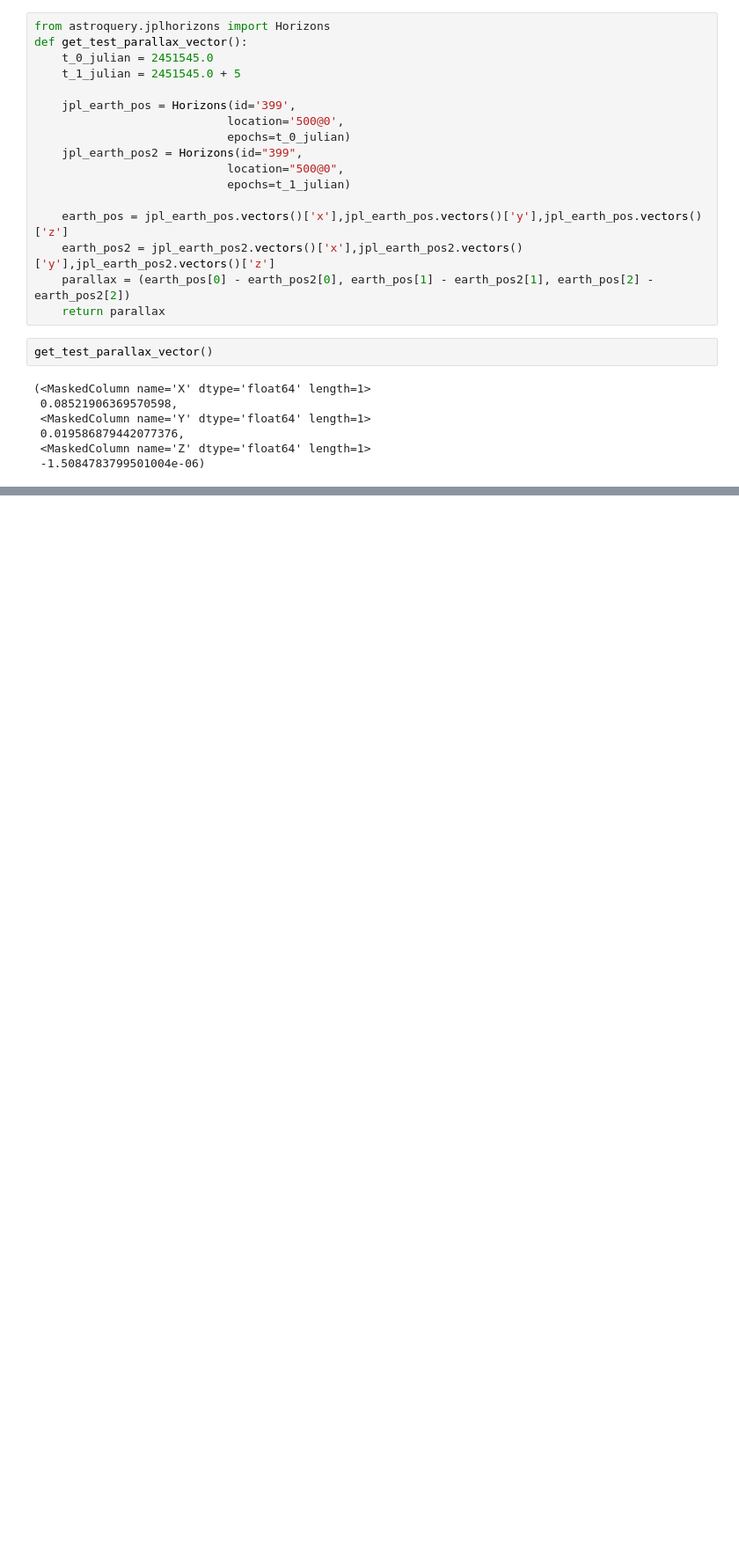
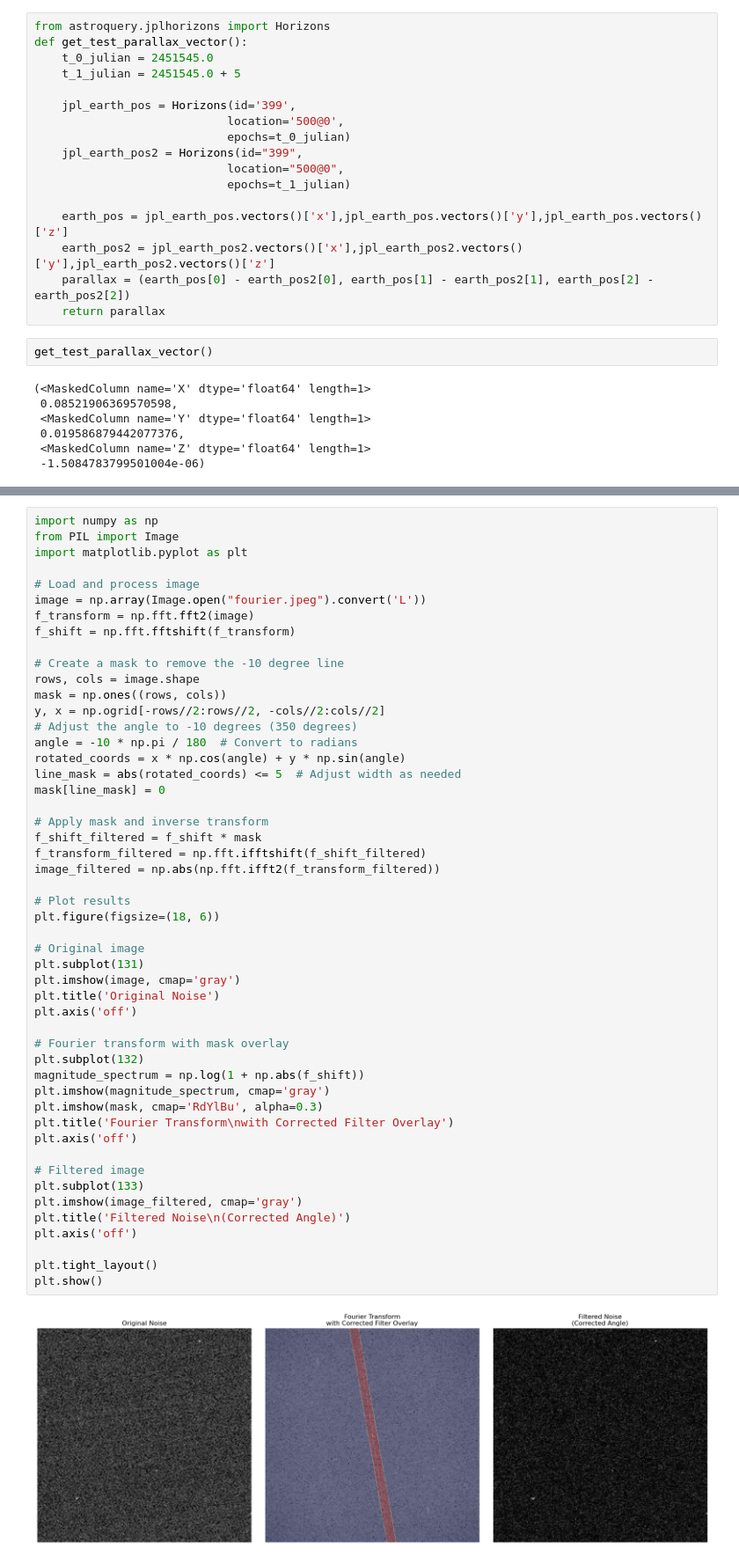
Before and after one commit to at2005/starsweeper, a Jupyter notebook: explore.ipynb, the cells around one changed output, grey strips where cells are left out. Shown at 88% size. Saved outputs shown, nothing was run; the diff lists cells and outputs as text; blank space fills up the shorter version.

Commit message:
fourier transforms

```diff
--- a/explore.ipynb
+++ b/explore.ipynb
@@ -315,0 +261,52 @@ TypeError: Image data of dtype complex128 cannot be converted to float
+# %%
+import numpy as np
+from PIL import Image
+import matplotlib.pyplot as plt
+
+# Load and process image
+image = np.array(Image.open("fourier.jpeg").convert('L'))
+f_transform = np.fft.fft2(image)
+f_shift = np.fft.fftshift(f_transform)
+
+# Create a mask to remove the -10 degree line
+rows, cols = image.shape
+mask = np.ones((rows, cols))
+y, x = np.ogrid[-rows//2:rows//2, -cols//2:cols//2]
+# Adjust the angle to -10 degrees (350 degrees)
+angle = -10 * np.pi / 180  # Convert to radians
+rotated_coords = x * np.cos(angle) + y * np.sin(angle)
+line_mask = abs(rotated_coords) <= 5  # Adjust width as needed
+mask[line_mask] = 0
+
+# Apply mask and inverse transform
+f_shift_filtered = f_shift * mask
+f_transform_filtered = np.fft.ifftshift(f_shift_filtered)
+image_filtered = np.abs(np.fft.ifft2(f_transform_filtered))
+
+# Plot results
+plt.figure(figsize=(18, 6))
+
+# Original image
+plt.subplot(131)
+plt.imshow(image, cmap='gray')
+plt.title('Original Noise')
+plt.axis('off')
+
+# Fourier transform with mask overlay
+plt.subplot(132)
+magnitude_spectrum = np.log(1 + np.abs(f_shift))
+plt.imshow(magnitude_spectrum, cmap='gray')
+plt.imshow(mask, cmap='RdYlBu', alpha=0.3)
+plt.title('Fourier Transform\nwith Corrected Filter Overlay')
+plt.axis('off')
+
+# Filtered image
+plt.subplot(133)
+plt.imshow(image_filtered, cmap='gray')
+plt.title('Filtered Noise\n(Corrected Angle)')
+plt.axis('off')
+
+plt.tight_layout()
+plt.show()
+# %% [output]
+[figure, added]
```
Also changed, not shown: parts of 8 cells of this notebook.
